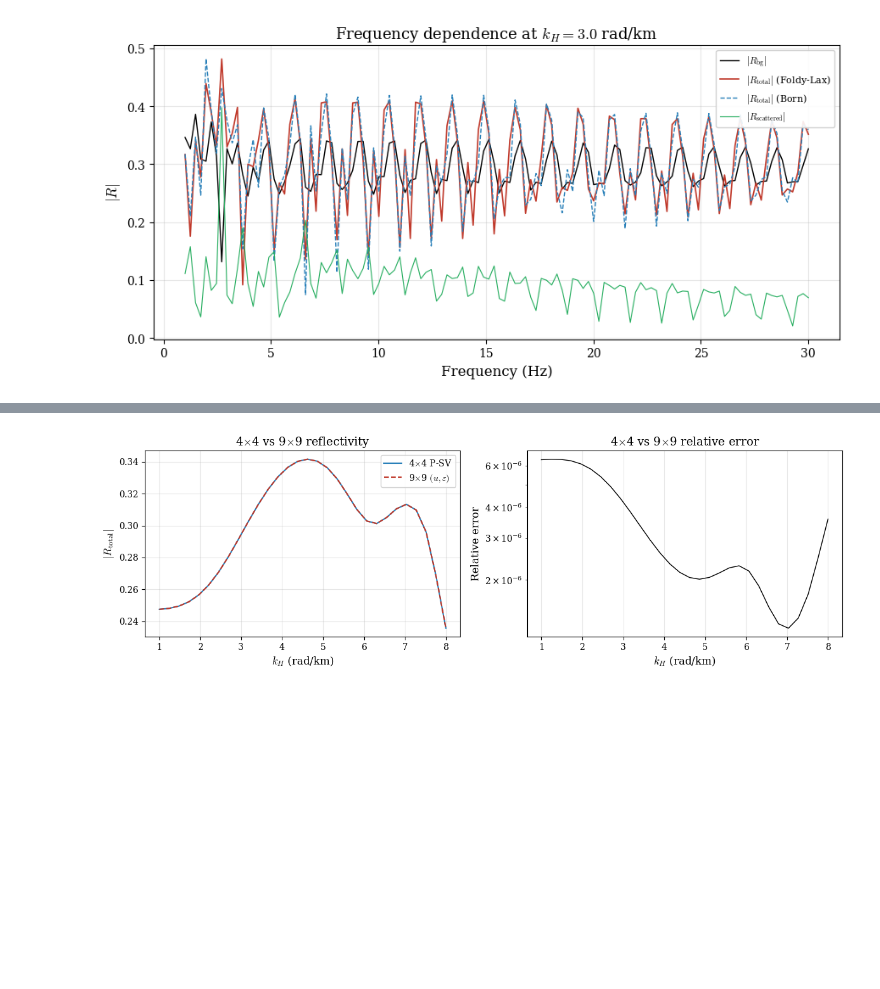
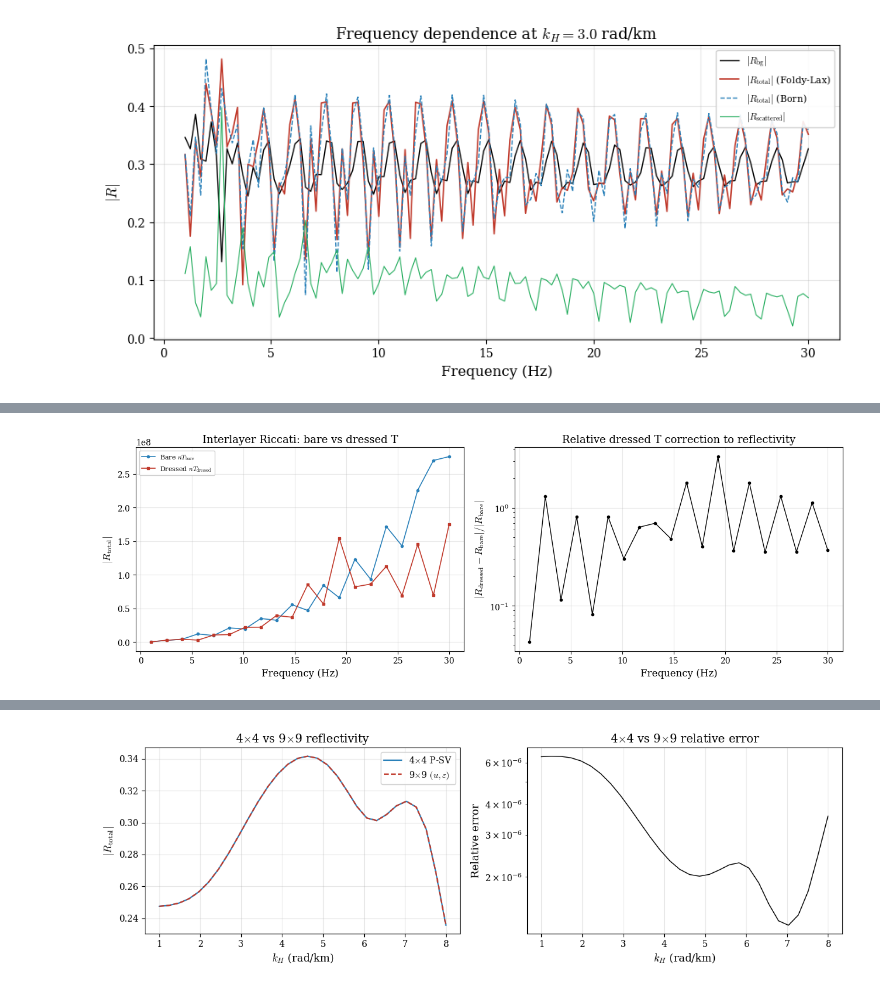
Before and after one commit to tmnestor/SeismicInversion, a Jupyter notebook: GlobalMatrix/interlayer_ms_demo.ipynb, the cells around one changed output, grey strips where cells are left out. Saved outputs shown, nothing was run; the diff lists cells and outputs as text; code cells hidden in the pictures; blank space fills up the shorter version.

```diff
--- a/GlobalMatrix/interlayer_ms_demo.ipynb
+++ b/GlobalMatrix/interlayer_ms_demo.ipynb
@@ -317,0 +412,88 @@ plt.show()
+# %%
+# Frequency sweep: bare vs dressed T in the Riccati interlayer solver
+from GlobalMatrix.interlayer_ms import ScattererSlab, interlayer_ms_reflectivity
+
+freqs_side = np.linspace(1.0, 30.0, 20)
+omegas_side = 2 * np.pi * freqs_side
+
+R_bare_riccati = np.zeros(len(freqs_side), dtype=np.complex128)
+R_dressed_riccati = np.zeros(len(freqs_side), dtype=np.complex128)
+
+rho_1, alpha_1, beta_1 = _interface_elastic_properties(model, 1)
+kx_val = float(kH_fixed[0])
+
+for i, omega in enumerate(omegas_side):
+    omega_c = omega + 0.1j
+
+    # Bare T → 4×4 P-SV
+    T_bare_i = compute_slab_tmatrices(geom_single, mat_single, omega_c)[0, 0, 0]
+    nT_bare_4x4 = tmatrix_9x9_to_4x4_psv(
+        n_density * T_bare_i, kx_val, 0.0, rho_1, alpha_1, beta_1,
+    )
+
+    # Dressed T → 4×4 P-SV
+    T_dressed_i = dressed_layer_tmatrix(a, ref_slab, contrast, omega_c)
+    nT_dressed_4x4 = tmatrix_9x9_to_4x4_psv(
+        n_density * T_dressed_i, kx_val, 0.0, rho_1, alpha_1, beta_1,
+    )
+
+    # Riccati solver with bare T
+    slab_bare = ScattererSlab(
+        model=model,
+        scatterer_ifaces=[1, 2],
+        tmatrices={1: nT_bare_4x4, 2: nT_bare_4x4},
+        number_densities={1: 1.0, 2: 1.0},
+    )
+    R_bare_riccati[i] = interlayer_ms_reflectivity(
+        slab_bare, omega_c, kH_fixed
+    ).R_total[0]
+
+    # Riccati solver with dressed T
+    slab_dressed = ScattererSlab(
+        model=model,
+        scatterer_ifaces=[1, 2],
+        tmatrices={1: nT_dressed_4x4, 2: nT_dressed_4x4},
+        number_densities={1: 1.0, 2: 1.0},
+    )
+    R_dressed_riccati[i] = interlayer_ms_reflectivity(
+        slab_dressed, omega_c, kH_fixed
+    ).R_total[0]
+
+    if (i + 1) % 5 == 0:
+        print(f"  {i + 1}/{len(freqs_side)} frequencies done")
+
+# --- Plots ---
+fig, axes = plt.subplots(1, 2, figsize=(13, 4.5))
+
+axes[0].plot(
+    freqs_side, np.abs(R_bare_riccati),
+    "o-", color=BLUE, markersize=3, linewidth=1.2,
+    label=r"Bare $nT_{\mathrm{bare}}$",
+)
+axes[0].plot(
+    freqs_side, np.abs(R_dressed_riccati),
+    "s-", color=RED, markersize=3, linewidth=1.2,
+    label=r"Dressed $nT_{\mathrm{dressed}}$",
+)
+axes[0].set_xlabel("Frequency (Hz)")
+axes[0].set_ylabel(r"$|R_{\mathrm{total}}|$")
+axes[0].set_title("Interlayer Riccati: bare vs dressed T")
+axes[0].legend(fontsize=8)
+axes[0].grid(True, alpha=0.3)
+
+rel_diff = np.abs(R_dressed_riccati - R_bare_riccati) / np.maximum(
+    np.abs(R_bare_riccati), 1e-30
+)
+axes[1].semilogy(
+    freqs_side, rel_diff, "o-", color="black", markersize=3, linewidth=1.0,
+)
+axes[1].set_xlabel("Frequency (Hz)")
+axes[1].set_ylabel(
+    r"$|R_{\mathrm{dressed}} - R_{\mathrm{bare}}| / |R_{\mathrm{bare}}|$"
+)
+axes[1].set_title("Relative dressed T correction to reflectivity")
+axes[1].grid(True, alpha=0.3)
+
+fig.tight_layout()
+plt.show()
+# %% [output]
@@ -317,0 +504 @@ plt.show()
+[figure, added]
```
Also changed, not shown: parts of 7 cells of this notebook, 7 other files.
